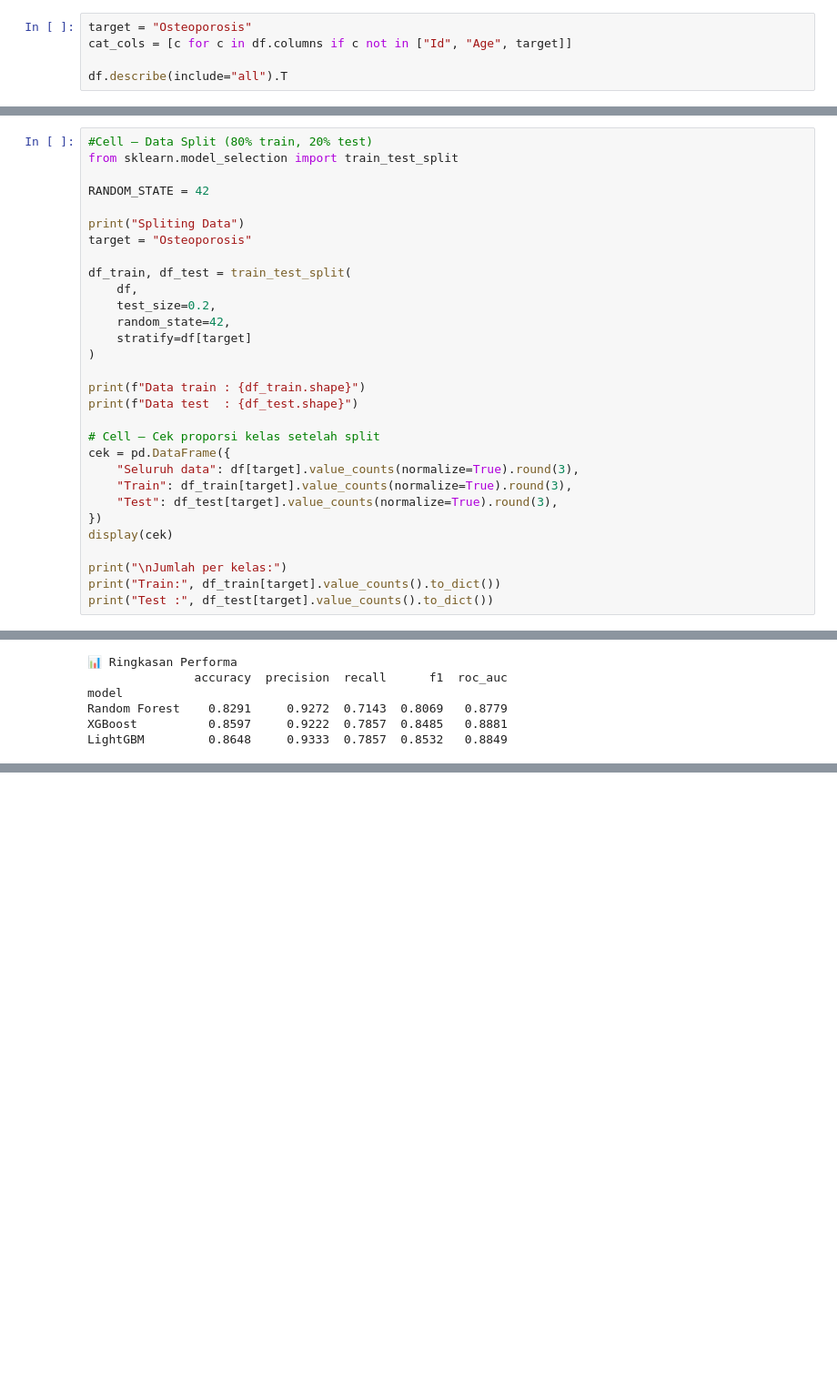
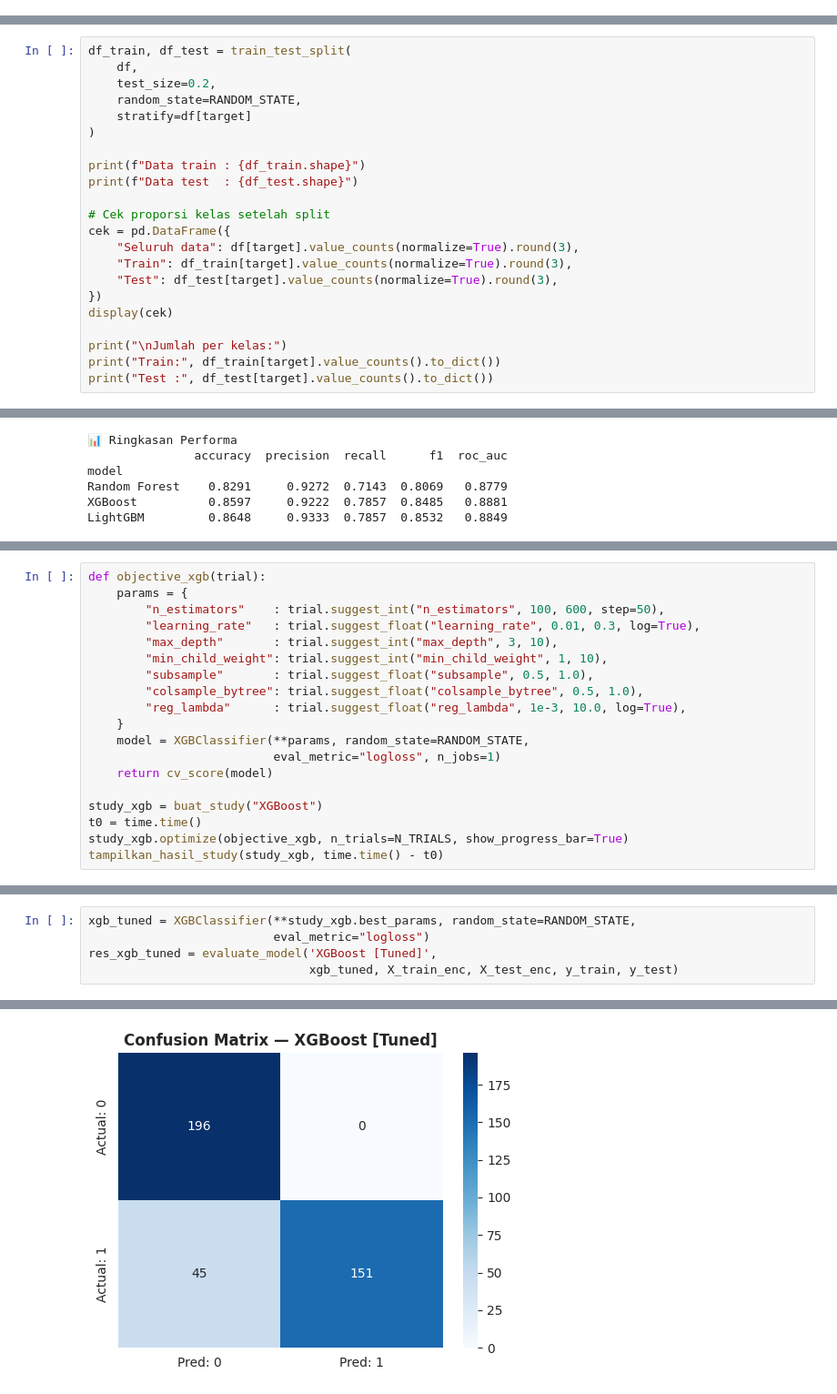
Before and after one commit to danishsuryarirta-create/Tugas_Akhir, a Jupyter notebook: Osteoporosis_TA.ipynb, the cells around one changed output, grey strips where cells are left out. Shown at 91% size. Saved outputs shown, nothing was run; the diff lists cells and outputs as text; blank space fills up the shorter version.

```diff
--- a/Osteoporosis_TA.ipynb
+++ b/Osteoporosis_TA.ipynb
@@ -188,5 +233,0 @@ Deskripsi Dataset
-# %%
-target = "Osteoporosis"
-cat_cols = [c for c in df.columns if c not in ["Id", "Age", target]]
-
-df.describe(include="all").T
@@ -351,23 +374,15 @@ Prior Fractures        {'No': 0.492, 'Yes': 0.508}
 # %%
-#Cell – Data Split (80% train, 20% test)
-from sklearn.model_selection import train_test_split
-
-RANDOM_STATE = 42
-
-print("Spliting Data")
-target = "Osteoporosis"
-
 df_train, df_test = train_test_split(
     df,
     test_size=0.2,
-    random_state=42,
+    random_state=RANDOM_STATE,
     stratify=df[target]
 )
 
 print(f"Data train : {df_train.shape}")
 print(f"Data test  : {df_test.shape}")
 
-# Cell – Cek proporsi kelas setelah split
+# Cek proporsi kelas setelah split
 cek = pd.DataFrame({
     "Seluruh data": df[target].value_counts(normalize=True).round(3),
     "Train": df_train[target].value_counts(normalize=True).round(3),
@@ -616,0 +722,19 @@ LightGBM         0.8648     0.9333  0.7857  0.8532   0.8849
+# %%
+def objective_xgb(trial):
+    params = {
+        "n_estimators"    : trial.suggest_int("n_estimators", 100, 600, step=50),
+        "learning_rate"   : trial.suggest_float("learning_rate", 0.01, 0.3, log=True),
+        "max_depth"       : trial.suggest_int("max_depth", 3, 10),
+        "min_child_weight": trial.suggest_int("min_child_weight", 1, 10),
+        "subsample"       : trial.suggest_float("subsample", 0.5, 1.0),
+        "colsample_bytree": trial.suggest_float("colsample_bytree", 0.5, 1.0),
+        "reg_lambda"      : trial.suggest_float("reg_lambda", 1e-3, 10.0, log=True),
+    }
+    model = XGBClassifier(**params, random_state=RANDOM_STATE,
+                          eval_metric="logloss", n_jobs=1)
+    return cv_score(model)
+
+study_xgb = buat_study("XGBoost")
+t0 = time.time()
+study_xgb.optimize(objective_xgb, n_trials=N_TRIALS, show_progress_bar=True)
+tampilkan_hasil_study(study_xgb, time.time() - t0)
@@ -616,0 +752,6 @@ LightGBM         0.8648     0.9333  0.7857  0.8532   0.8849
+# %%
+xgb_tuned = XGBClassifier(**study_xgb.best_params, random_state=RANDOM_STATE,
+                          eval_metric="logloss")
+res_xgb_tuned = evaluate_model('XGBoost [Tuned]',
+                               xgb_tuned, X_train_enc, X_test_enc, y_train, y_test)
+# %% [output]
@@ -616,0 +776 @@ LightGBM         0.8648     0.9333  0.7857  0.8532   0.8849
+[figure, added]
```
Also changed, not shown: parts of 68 cells of this notebook.
